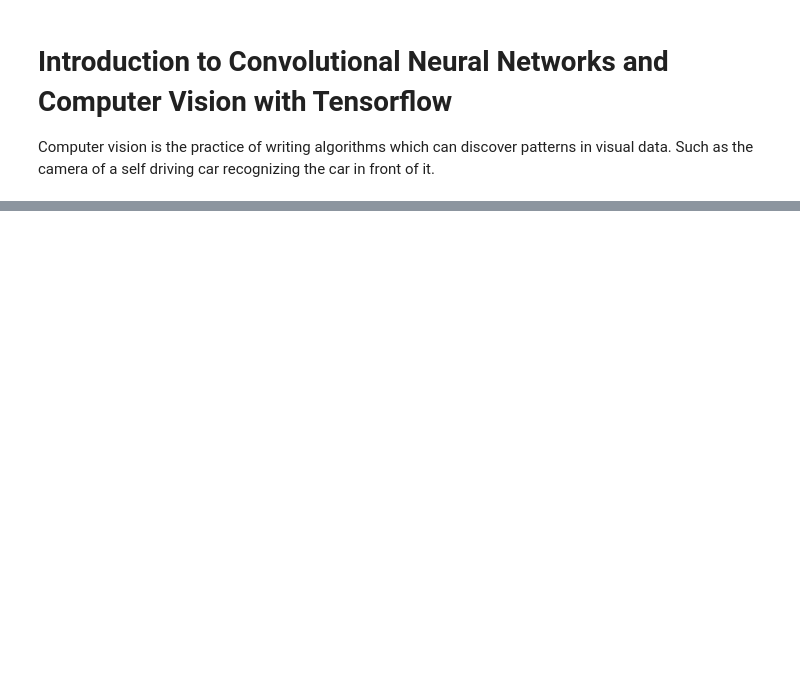
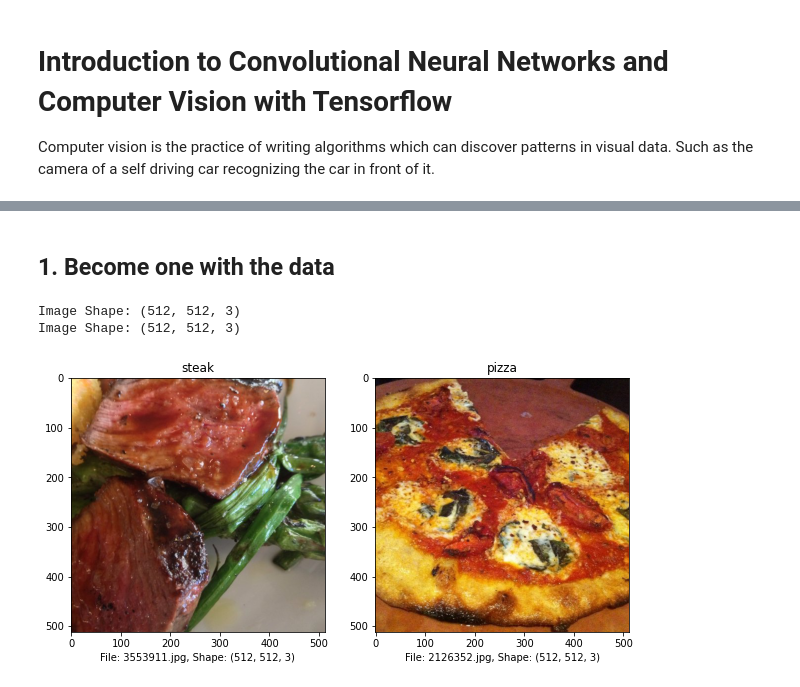
Before and after one commit to DataAnalyticsDojo/Samples-TensorFlow, a Jupyter notebook: FundamentalsCourse/03_convolutional_neural_network_with_tensorflow.ipynb, the cells around one changed output, grey strips where cells are left out. Cells and saved outputs as stored; diff of their text form; code cells hidden in the pictures; blank space fills up the shorter version.

```diff
--- a/FundamentalsCourse/03_convolutional_neural_network_with_tensorflow.ipynb
+++ b/FundamentalsCourse/03_convolutional_neural_network_with_tensorflow.ipynb
@@ -30,0 +416,13 @@ zip_ref.close()
+# %% [markdown]
+## 1. Become one with the data
+# %%
+# Visualize the data
+plt.figure(figsize=(10,10))
+plt.subplot(1, 2, 1)
+steak_img = view_random_image(train_data_dir, "steak")
+plt.subplot(1, 2, 2)
+pizza_img = view_random_image(train_data_dir, "pizza")
+# %% [output]
+Image Shape: (512, 512, 3)
+Image Shape: (512, 512, 3)
+[figure, added]
```
Also changed, not shown: parts of 85 cells of this notebook.
